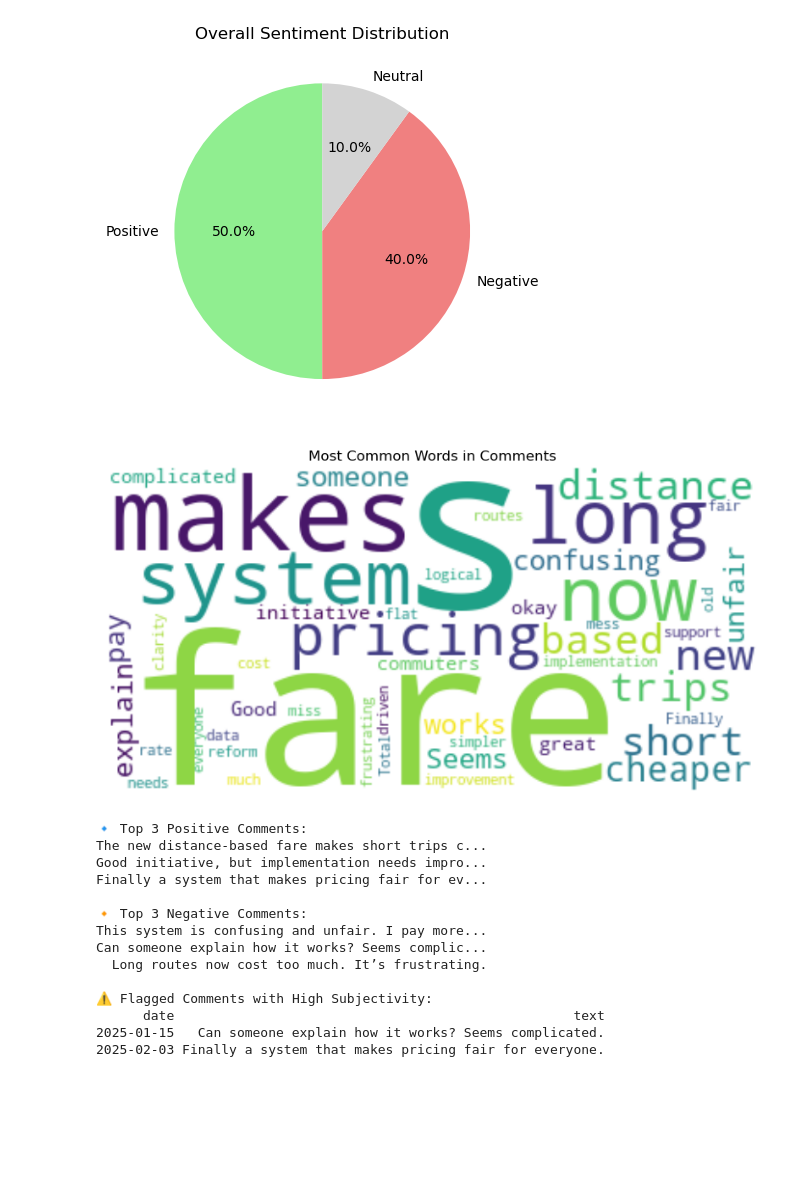
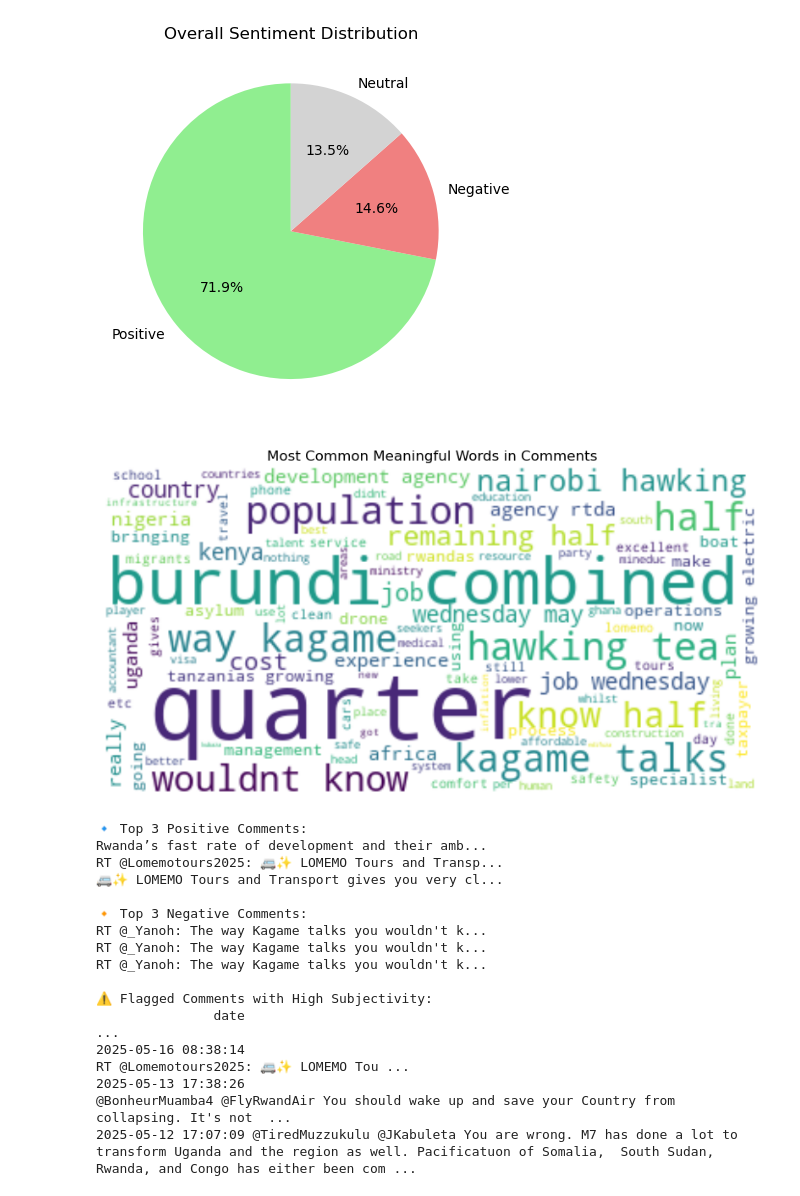
Before and after one commit to abmuvunyi/FareReformInsights, a Jupyter notebook: analysis/sentiment_analysis.ipynb, the cells around one changed output. Saved outputs shown, nothing was run; the diff lists cells and outputs as text; code cells hidden in the pictures; blank space fills up the shorter version.

```diff
--- a/analysis/sentiment_analysis.ipynb
+++ b/analysis/sentiment_analysis.ipynb
@@ -67,8 +67,9 @@ from wordcloud import WordCloud, STOPWORDS
 # ------------------------------------
 # 1. Load Dataset
 # ------------------------------------
-df = pd.read_csv("../data/fare_sentiment_sample.csv")
-df["date"] = pd.to_datetime(df["date"])
+df = pd.read_csv("../data/expanded_tweets.csv")
+df["date"] = pd.to_datetime(df["date"]).dt.tz_localize(None)
+
 
 
 # ------------------------------------
@@ -124,21 +125,39 @@ plt.title("Overall Sentiment Distribution")
 plt.ylabel('')
 plt.show()
 # %% [output]
-[figure, old version]
+[figure, new version]
 # %%
-# ------------------------------------
-# 6. Word Cloud of Common Terms
-# ------------------------------------
-text = ' '.join(df["text"].dropna().tolist())
-wordcloud = WordCloud(stopwords=STOPWORDS, background_color='white', max_words=100).generate(text)
+import re
+from wordcloud import STOPWORDS
 
+# Custom stop words
+custom_stopwords = set(STOPWORDS)
+custom_stopwords.update([
+    "RT", "https", "t", "co", "rwanda", "Rwanda", "transport", "public", "fare", "city", "kigali", "kololo", "whole", "potholes", "consider", "preeminent", "diplomatic"
+])
+
+# Clean text: remove links, mentions, non-alphabetic chars
+def clean_text(text):
+    text = re.sub(r"http\S+", "", text)            # remove URLs
+    text = re.sub(r"@\w+", "", text)               # remove @mentions
+    text = re.sub(r"[^a-zA-Z\s]", "", text)        # remove punctuation/numbers
+    text = text.lower()                            # lowercase
+    return text
+
+# Join and clean all comments
+text = ' '.join(df["text"].dropna().apply(clean_text).tolist())
+
+# Generate the word cloud
+wordcloud = WordCloud(stopwords=custom_stopwords, background_color='white', max_words=100).generate(text)
+
+# Plot it
 plt.figure(figsize=(10, 6))
 plt.imshow(wordcloud, interpolation='bilinear')
 plt.axis('off')
-plt.title("Most Common Words in Comments")
+plt.title("Most Common Meaningful Words in Comments")
 plt.show()
 # %% [output]
-[figure, old version]
+[figure, new version]
 # %%
 
 # ------------------------------------
@@ -154,16 +173,17 @@ print("\n⚠️ Flagged Comments with High Subjectivity:")
 print(df[df["flagged"]][["date", "text"]].to_string(index=False))
 # %% [output]
 🔹 Top 3 Positive Comments:
-The new distance-based fare makes short trips c...
-Good initiative, but implementation needs impro...
-Finally a system that makes pricing fair for ev...
+Rwanda’s fast rate of development and their amb...
+RT @Lomemotours2025: 🚐✨ LOMEMO Tours and Transp...
+🚐✨ LOMEMO Tours and Transport gives you very cl...
 
 🔸 Top 3 Negative Comments:
-This system is confusing and unfair. I pay more...
-Can someone explain how it works? Seems complic...
-  Long routes now cost too much. It’s frustrating.
+RT @_Yanoh: The way Kagame talks you wouldn't k...
+RT @_Yanoh: The way Kagame talks you wouldn't k...
+RT @_Yanoh: The way Kagame talks you wouldn't k...
 
 ⚠️ Flagged Comments with High Subjectivity:
-      date                                                   text
-2025-01-15   Can someone explain how it works? Seems complicated.
-2025-02-03 Finally a system that makes pricing fair for everyone.
+               date                                                                                                                                                                                      ...
+2025-05-16 08:38:14                                                                                                                                                   RT @Lomemotours2025: 🚐✨ LOMEMO Tou ...
+2025-05-13 17:38:26                                                                                     @BonheurMuamba4 @FlyRwandAir You should wake up and save your Country from collapsing. It's not  ...
+2025-05-12 17:07:09 @TiredMuzzukulu @JKabuleta You are wrong. M7 has done a lot to transform Uganda and the region as well. Pacificatuon of Somalia,  South Sudan, Rwanda, and Congo has either been com ...
```
Also changed, not shown: parts of 3 cells of this notebook, 5 other files.
